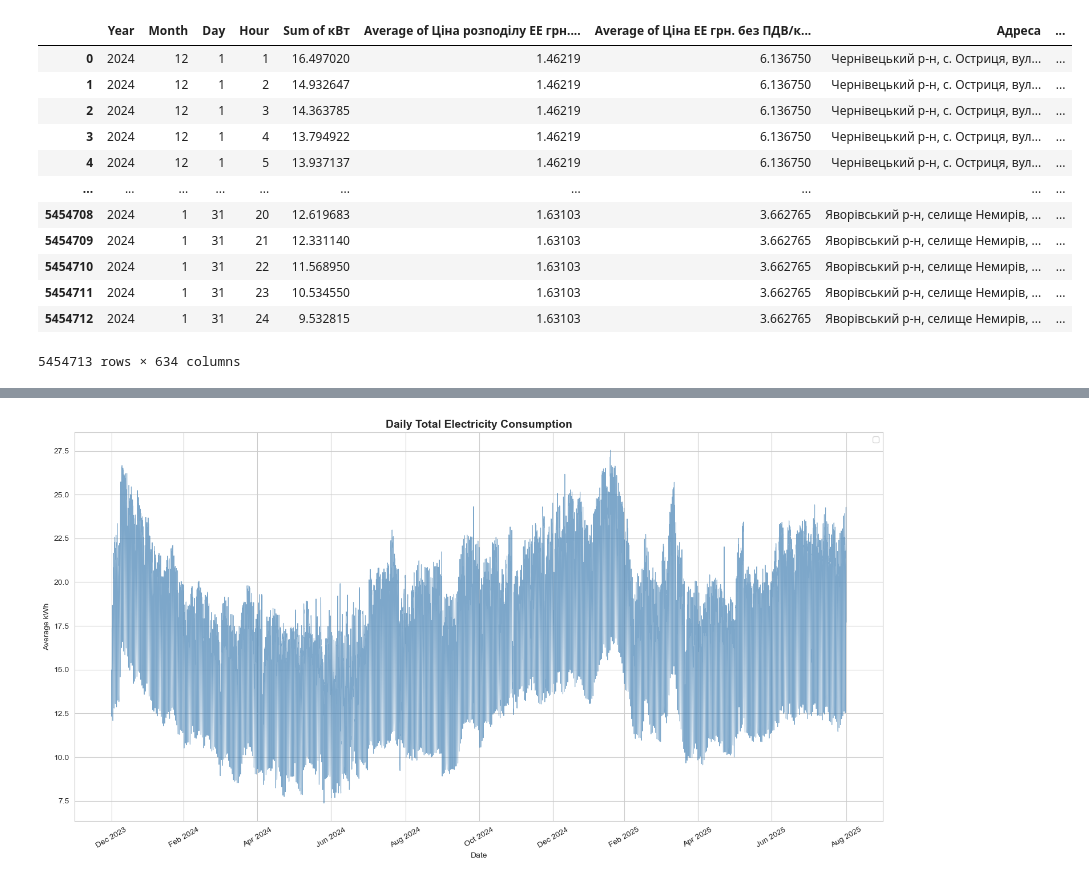
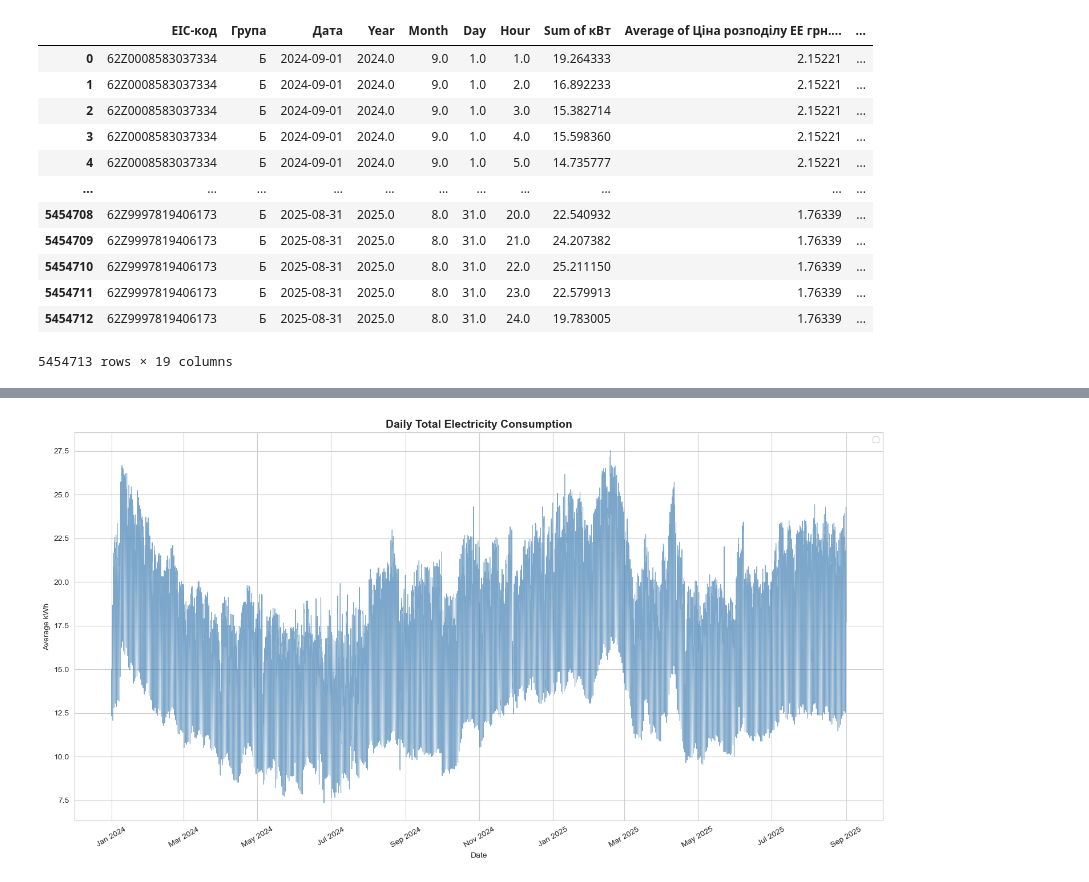
Before and after one commit to Lkupybida/Diploma, a Jupyter notebook: eda_v2.ipynb, the cells around one changed output, grey strips where cells are left out. Cells and saved outputs as stored; diff of their text form; code cells hidden in the pictures.

Commit message:
data pipeline started

```diff
--- a/eda_v2.ipynb
+++ b/eda_v2.ipynb
@@ -5,19 +9,68 @@ import matplotlib.pyplot as plt
 import seaborn as sns
 import matplotlib.dates as mdates
 # %%
-df = pd.read_parquet("data/gold/full_dataset.parquet")
+folder = "data/excel_files"
+
+file_paths = [os.path.join(folder, f) for f in os.listdir(folder)]
+
+df = pd.DataFrame()
+for f in tqdm(file_paths):
+    df = pd.concat([df, pd.read_excel(f, sheet_name="DATA", header=5)], ignore_index=True)
+
+df = df[~df['EIC-код'].isin(['Grand Total', 'Загальний підсумок'])].copy()
+
+static_data_dict = pd.read_excel("data/raw/8month2025.xlsx", sheet_name="Dict")
+
+eic_code_to_missing_coords = {
+    "62Z0602349894257": [48.763904006776954, 28.077456990197557],
+    "62Z6035944504754": [49.153510259625534, 23.049801982501872],
+    "62Z8888861892130": [48.309249416757545, 25.11895645420284],
+    "62Z1209368438999": [49.78531388363913, 24.927028292321978],
+    "62Z1771663109656": [49.453445499775405, 23.020911411362146],
+    "62Z2532379651825": [49.29362429838761, 23.41030049170128],
+    "62Z3261331410025": [49.56421176098104, 23.304357225434188],
+    "62Z3627036877597": [48.51882104530565, 28.760435421364264],
+    "62Z5422632680702": [50.22822399875523, 24.83726310970472],
+    "62Z0763594350330": [49.369735771908296, 23.47527668624802],
+    "62Z7029546479880": [49.77948499692157, 24.013408048459073],
+    "62Z7072263538637": [49.86242688799433, 24.062926768794956],
+    "62Z7766151236986": [50.46762760936502, 24.26123769025777],
+    "62Z5064314448909": [48.149046045899055, 23.322957181272095],
+    "62Z9342951787758": [49.28552561066835, 23.534192240667057],
+    "62Z8521105012164": [48.36054435942602, 29.536275478873062],
+    "62Z1142387881356": [49.76402754584019, 31.39902598856454],
+    "62Z6624735969589": [48.94419405940688, 24.149295411716132],
+    "62Z5956494916290": [49.95178196130912, 25.31699531547816],
+    "62Z0717322121288": [48.207039717684104, 23.522199099176],
+    "62Z568600499251K": [49.74638889010666, 31.486251700927244],
+}
+
+lat_map = {k: v[0] for k, v in eic_code_to_missing_coords.items()}
+lon_map = {k: v[1] for k, v in eic_code_to_missing_coords.items()}
+
+static_data_dict["GPS-координати - Широта"] = (
+    static_data_dict["GPS-координати - Широта"]
+    .fillna(static_data_dict["EIC-код"].map(lat_map))
+)
+
+static_data_dict["GPS-координати - Довгота"] = (
+    static_data_dict["GPS-координати - Довгота"]
+    .fillna(static_data_dict["EIC-код"].map(lon_map))
+)
+
+df = df.merge(static_data_dict, on='EIC-код', how='left', suffixes=('', '_dict'))
 df
 # %% [output]
-|  | Year | Month | Day | Hour | Sum of кВт | Average of Ціна розподілу ЕЕ грн.... | Average of Ціна ЕЕ грн. без ПДВ/к... | Адреса | ... |
-| 0 | 2024 | 12 | 1 | 1 | 16.497020 | 1.46219 | 6.136750 | Чернівецький р-н, с. Остриця, вул... | ... |
-| 1 | 2024 | 12 | 1 | 2 | 14.932647 | 1.46219 | 6.136750 | Чернівецький р-н, с. Остриця, вул... | ... |
-| 2 | 2024 | 12 | 1 | 3 | 14.363785 | 1.46219 | 6.136750 | Чернівецький р-н, с. Остриця, вул... | ... |
-| 3 | 2024 | 12 | 1 | 4 | 13.794922 | 1.46219 | 6.136750 | Чернівецький р-н, с. Остриця, вул... | ... |
-| 4 | 2024 | 12 | 1 | 5 | 13.937137 | 1.46219 | 6.136750 | Чернівецький р-н, с. Остриця, вул... | ... |
-| ... | ... | ... | ... | ... | ... | ... | ... | ... | ... |
-| 5454708 | 2024 | 1 | 31 | 20 | 12.619683 | 1.63103 | 3.662765 | Яворівський р-н, селище Немирів, ... | ... |
-| 5454709 | 2024 | 1 | 31 | 21 | 12.331140 | 1.63103 | 3.662765 | Яворівський р-н, селище Немирів, ... | ... |
-| 5454710 | 2024 | 1 | 31 | 22 | 11.568950 | 1.63103 | 3.662765 | Яворівський р-н, селище Немирів, ... | ... |
-| 5454711 | 2024 | 1 | 31 | 23 | 10.534550 | 1.63103 | 3.662765 | Яворівський р-н, селище Немирів, ... | ... |
-| 5454712 | 2024 | 1 | 31 | 24 | 9.532815 | 1.63103 | 3.662765 | Яворівський р-н, селище Немирів, ... | ... |
+|  | EIC-код | Група | Дата | Year | Month | Day | Hour | Sum of кВт | Average of Ціна розподілу ЕЕ грн.... | ... |
+| 0 | 62Z0008583037334 | Б | 2024-09-01 | 2024.0 | 9.0 | 1.0 | 1.0 | 19.264333 | 2.15221 | ... |
+| 1 | 62Z0008583037334 | Б | 2024-09-01 | 2024.0 | 9.0 | 1.0 | 2.0 | 16.892233 | 2.15221 | ... |
+| 2 | 62Z0008583037334 | Б | 2024-09-01 | 2024.0 | 9.0 | 1.0 | 3.0 | 15.382714 | 2.15221 | ... |
+| 3 | 62Z0008583037334 | Б | 2024-09-01 | 2024.0 | 9.0 | 1.0 | 4.0 | 15.598360 | 2.15221 | ... |
+| 4 | 62Z0008583037334 | Б | 2024-09-01 | 2024.0 | 9.0 | 1.0 | 5.0 | 14.735777 | 2.15221 | ... |
+| ... | ... | ... | ... | ... | ... | ... | ... | ... | ... | ... |
+| 5454708 | 62Z9997819406173 | Б | 2025-08-31 | 2025.0 | 8.0 | 31.0 | 20.0 | 22.540932 | 1.76339 | ... |
+| 5454709 | 62Z9997819406173 | Б | 2025-08-31 | 2025.0 | 8.0 | 31.0 | 21.0 | 24.207382 | 1.76339 | ... |
+| 5454710 | 62Z9997819406173 | Б | 2025-08-31 | 2025.0 | 8.0 | 31.0 | 22.0 | 25.211150 | 1.76339 | ... |
+| 5454711 | 62Z9997819406173 | Б | 2025-08-31 | 2025.0 | 8.0 | 31.0 | 23.0 | 22.579913 | 1.76339 | ... |
+| 5454712 | 62Z9997819406173 | Б | 2025-08-31 | 2025.0 | 8.0 | 31.0 | 24.0 | 19.783005 | 1.76339 | ... |
-5454713 rows × 634 columns
+5454713 rows × 19 columns
```
Also changed, not shown: parts of 18 cells of this notebook, 1 other file.
